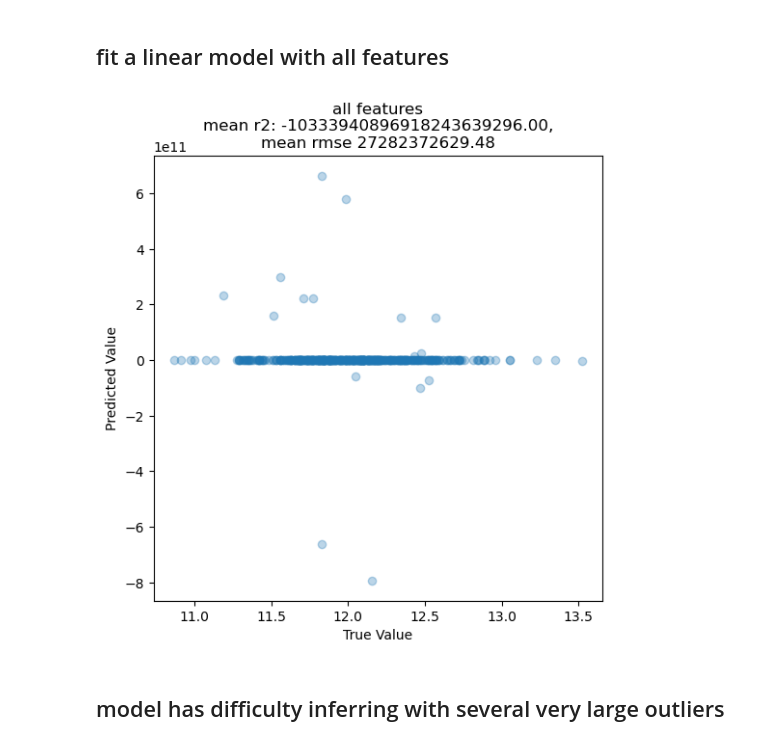
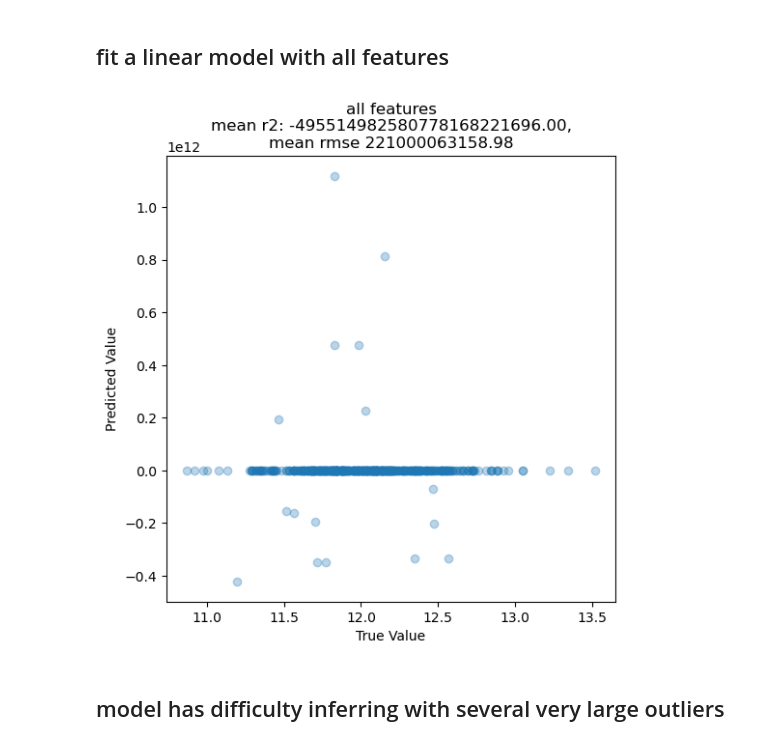
Before and after one commit to carpentries-incubator/high-dimensional-analysis-in-python, a Jupyter notebook: code/07-c-Multivariate_Regression_with_PCA.ipynb, the cells around one changed output. Cells and saved outputs as stored; diff of their text form; code cells hidden in the pictures.

```diff
--- a/code/07-c-Multivariate_Regression_with_PCA.ipynb
+++ b/code/07-c-Multivariate_Regression_with_PCA.ipynb
@@ -321,11 +291,17 @@ BsmtExposure_Av      0
 dtype: int64
 # %%
 # assume null means none - replace all nulls with zeros for lotFrontage and MasVnrArea
-no_null_model_df = model_df
+no_null_model_df = model_df.copy(deep=True)
+
+# LotFrontage: Linear feet of street connected to property
 no_null_model_df['LotFrontage'] = no_null_model_df['LotFrontage'].fillna(0)
+
+# MasVnrArea: Masonry veneer area in square feet
 no_null_model_df['MasVnrArea'] = no_null_model_df['MasVnrArea'].fillna(0)
 
 # GarageYrBlt 0 makes no sense - replace with mean
 no_null_model_df['GarageYrBlt'] = no_null_model_df['GarageYrBlt'].fillna(no_null_model_df['GarageYrBlt'].mean())
+
+# check results - expext no nulls now.
 no_null_model_df.isnull().sum().sort_values(ascending=False).head(5)
 # %% [output]
@@ -340,8 +316,11 @@ dtype: int64
 # %%
 # define features and target
-features = no_null_model_df.drop('SalePrice', axis=1)
-features
-target = no_null_model_df['SalePrice']
+
+# features = no_null_model_df.drop('SalePrice', axis=1)
+# features
+# target = no_null_model_df['SalePrice']
+features = no_null_model_df
+target = df['SalePrice']
 # %%
 # confirm features do not contain target
 [x for x in features.columns if x == 'SalePrice']
@@ -367,6 +346,7 @@ baseline rmse: 0.31
 # %% [markdown]
 # Define function to fit and assess a Linear model
 # %%
+import pandas as pd
 from collections import defaultdict
 from sklearn import preprocessing
 from sklearn.linear_model import LinearRegression
@@ -378,13 +358,13 @@ from math import sqrt
 import numpy as np
 
 
-def run_linear_regression_with_kf(features: pd.DataFrame, labels: pd.Series,
-                                    n_splits=5, title='logistic regression model'
+def run_linear_regression_with_kf(features: pd.DataFrame, target: pd.Series,
+                                    n_splits=3, title='logistic regression model'
                                    ) -> Tuple[float,float,float,float]:
     """
     scale, split, and model data. Return model performance statistics, plot confusion matrix
     feature: dataframe of feature columns to model
-    labels: series of labels to model against
+    target: series of targets to model against
     test_size: fraction of labels to use in test split
     title: title for chart
     return: recall mean, recall sd, precision mean, precision sd
@@ -396,20 +376,20 @@ def run_linear_regression_with_kf(features: pd.DataFrame, labels: pd.Series,
     train_rmses = np.zeros(n_splits)
 
     # fit model for each split/fold
-    for i, (train_idx, test_idx) in enumerate(kf.split(X=features, y=labels)):
+    for i, (train_idx, test_idx) in enumerate(kf.split(X=features, y=target)):
         # split features data for dataframes
         try:
             X_train = features.iloc[train_idx]
-            y_train = labels.iloc[train_idx]
+            y_train = target.iloc[train_idx]
             X_test = features.iloc[test_idx]
-            y_test = labels.iloc[test_idx]
+            y_test = target.iloc[test_idx]
 
         # or split features data for ndarrays (pca transformed features)
         except AttributeError:
             X_train = features[train_idx]
-            y_train = labels.iloc[train_idx]
+            y_train = target.iloc[train_idx]
             X_test = features[test_idx]
-            y_test = labels.iloc[test_idx]
+            y_test = target.iloc[test_idx]
 
 
         # scale all features to training features
@@ -458,10 +438,16 @@ all_stats = {}
 # %%
 #r2_mean, rmse_mean, r2_sd, rmse_sd, regr, fig, ax =
 plt.ion()
-stats, train_test_errors, model_data_and_pred, fig_and_ax = run_linear_regression_with_kf(features=features, labels=target, n_splits=n_splits, title='all features')
+stats, train_test_errors, model_data_and_pred, fig_and_ax = run_linear_regression_with_kf(
+    features=features,
+    target=target,
+    n_splits=n_splits,
+    title='all features'
+)
+
 all_stats['all'] = stats
 # %% [output]
-[figure, old version]
+[figure, new version]
 # %% [markdown]
 ## model has difficulty inferring with several very large outliers
 # %%
```
Also changed, not shown: parts of 32 cells of this notebook, 1 other file.
